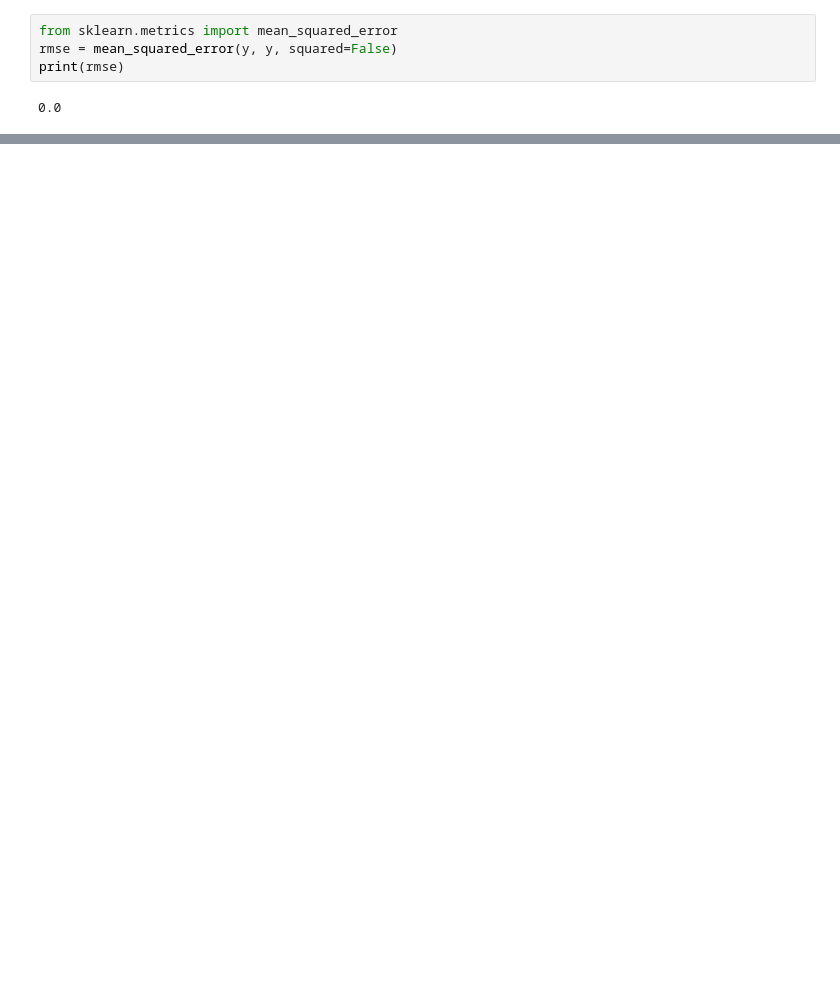
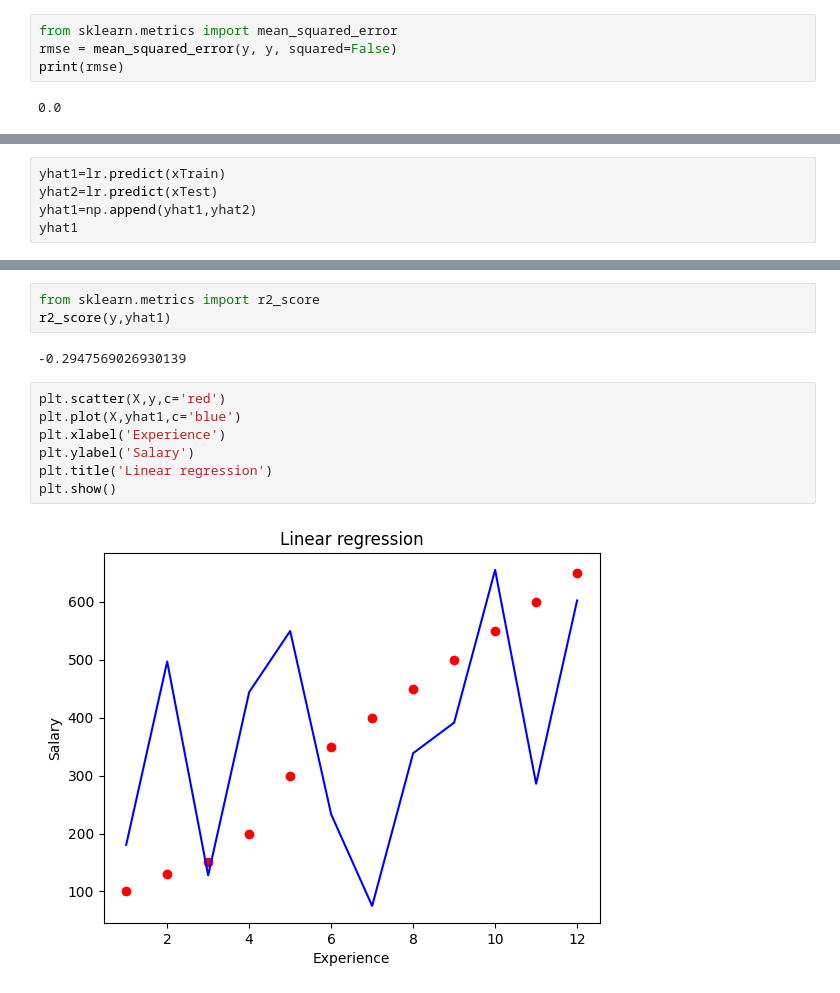
Before and after one commit to kartheekgbl/AI-ML, a Jupyter notebook: Superised learning/Regression/Linear/Slr with Sklearn.ipynb, the cells around one changed output, grey strips where cells are left out. Saved outputs shown, nothing was run; the diff lists cells and outputs as text; blank space fills up the shorter version.

```diff
--- a/Superised learning/Regression/Linear/Slr with Sklearn.ipynb
+++ b/Superised learning/Regression/Linear/Slr with Sklearn.ipynb
@@ -70,0 +99,5 @@ print(rmse)
+# %%
+yhat1=lr.predict(xTrain)
+yhat2=lr.predict(xTest)
+yhat1=np.append(yhat1,yhat2)
+yhat1
@@ -70,0 +127,14 @@ print(rmse)
+# %%
+from sklearn.metrics import r2_score
+r2_score(y,yhat1)
+# %% [output]
+-0.2947569026930139
+# %%
+plt.scatter(X,y,c='red')
+plt.plot(X,yhat1,c='blue')
+plt.xlabel('Experience')
+plt.ylabel('Salary')
+plt.title('Linear regression')
+plt.show()
+# %% [output]
+[figure, added]
```
Also changed, not shown: parts of 8 cells of this notebook, 18 other files.
